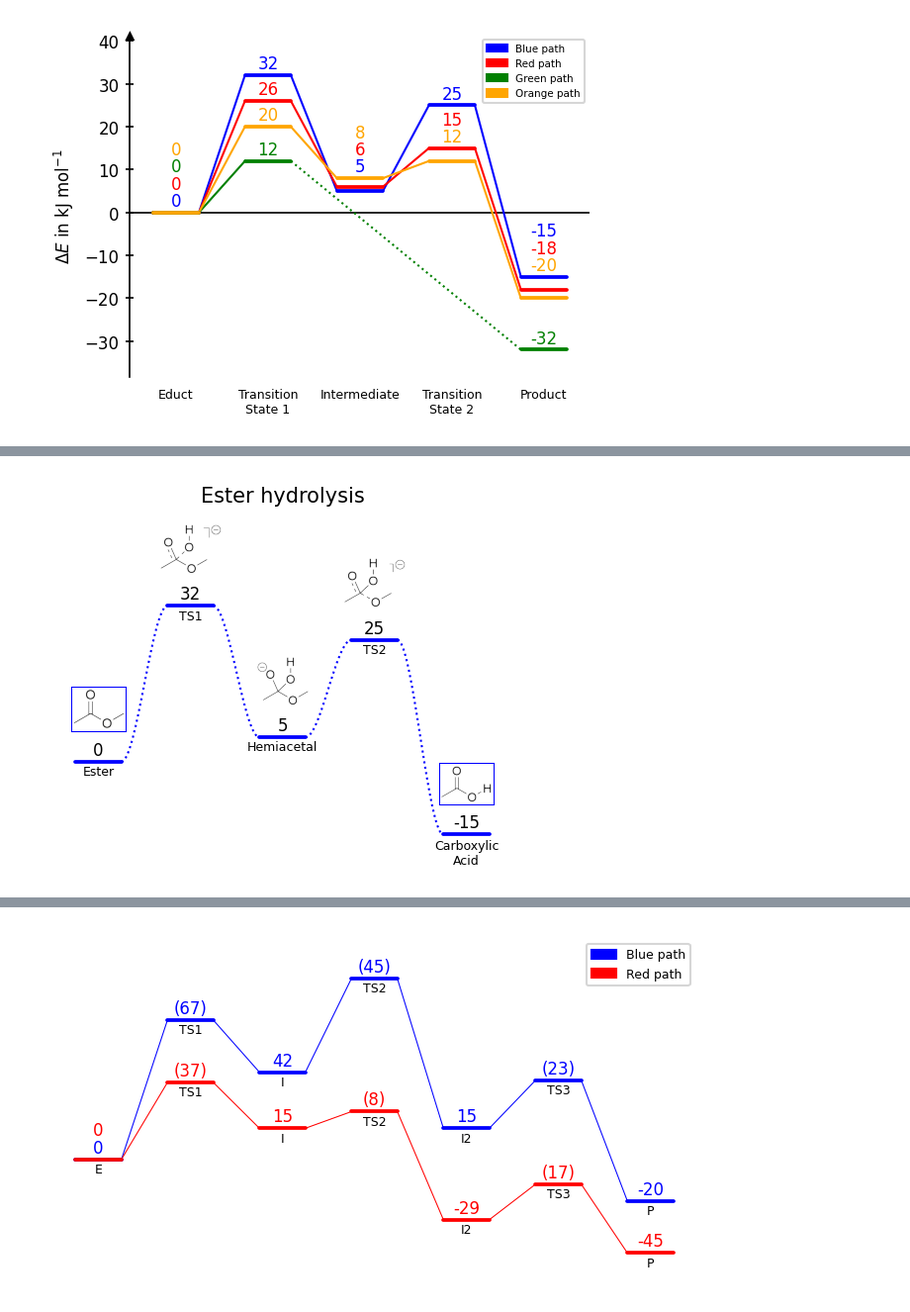
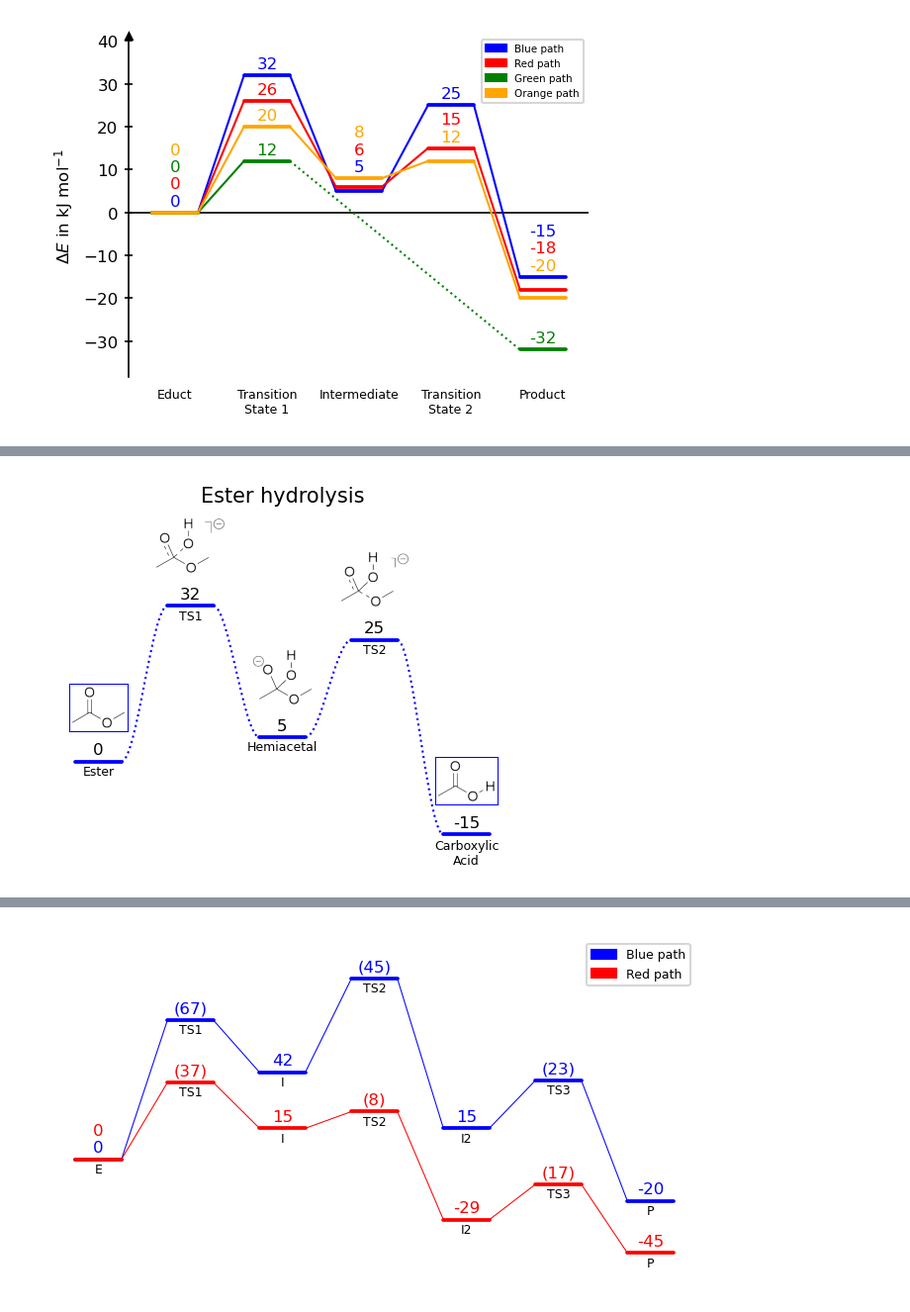
Before and after one commit to Tonner-Zech-Group/chem-diagrams, a Jupyter notebook: examples/readme_images.ipynb, the cells around one changed output, grey strips where cells are left out. Shown at 99% size. Cells and saved outputs as stored; diff of their text form; code cells hidden in the pictures.

```diff
--- a/examples/readme_images.ipynb
+++ b/examples/readme_images.ipynb
@@ -149,35 +149,36 @@ ester_3 = os.path.join("figures", "ester_3.png")
 ester_4 = os.path.join("figures", "ester_4.png")
 ester_5 = os.path.join("figures", "ester_5.png")
 
 dia = EnergyDiagram(
     style="borderless",
     extra_y_margin=(0, 0.25),
 )
 
 dia.draw_path(
     [0,1,2,3,4], [0, 32, 5, 25, -15], "blue",
     path_name="Blue path",
     linetypes=3
 )
 
 dia.add_numbers_average(color="black")
 dia.set_xlabels(["Ester", "TS1", "Hemiacetal", "TS2", "Carboxylic\nAcid"], in_plot=True, fontsize=6, weight="normal")
 
 dia.add_image_series_in_plot(
     [ester_1, ester_2, ester_3, ester_4, ester_5],
     y_placement="top",
-    width=[0.6, 0.7, 0.6, 0.7, 0.6],
+    width=0.8,
+    proportional_scaling=True,
     y_offsets=1.5,
     framed=[True, False, False, False, True],
     frame_colors="blue"
 )
 
 dia.ax.set_title("Ester hydrolysis", fontsize=10)
 dia.fig.savefig(os.path.join("..", "docs", "img", "title", "image_4.png"), dpi=300, bbox_inches="tight")
 dia.fig.savefig(os.path.join("..","docs","img","example_image_series.png"),format="png", bbox_inches="tight")
 dia.show()
 # %% [output]
-[figure, old version]
+[figure, new version]
 # %%
 from chemdiagrams import EnergyDiagram
 import os.path
```
Also changed, not shown: parts of 7 cells of this notebook, 22 other files.
